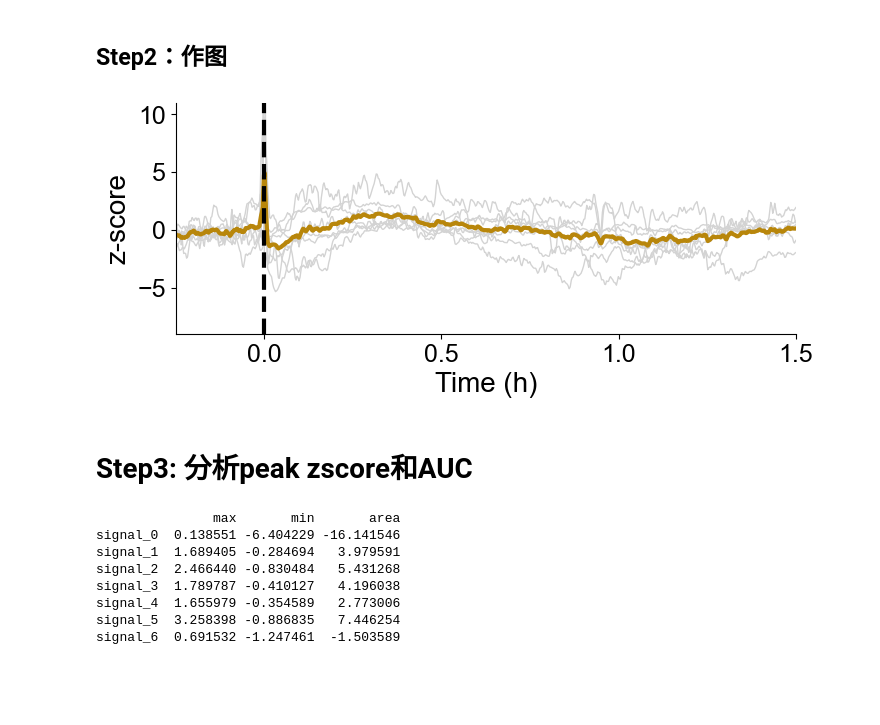
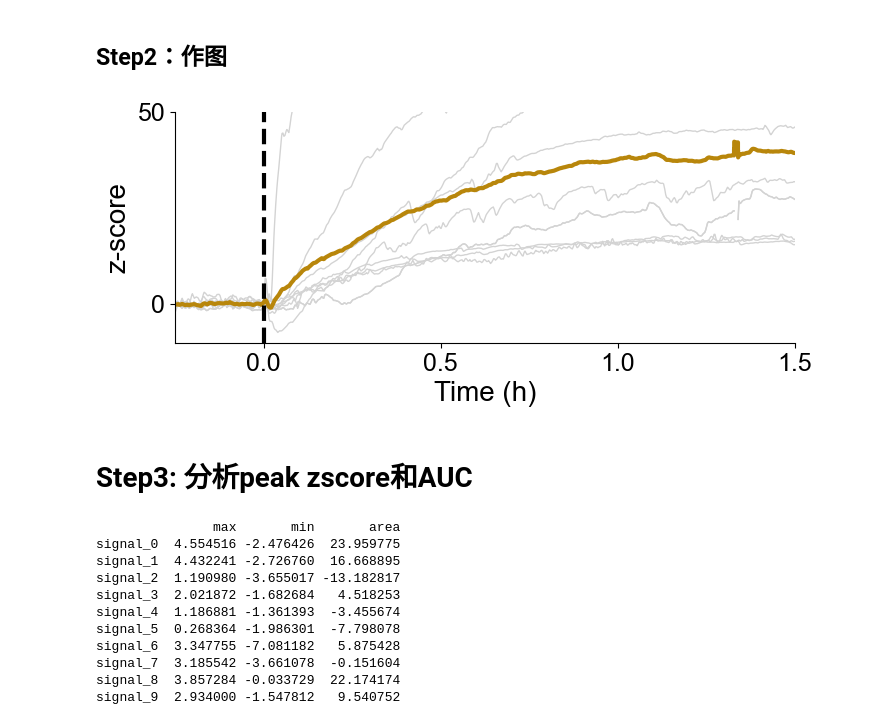
Before and after one commit to RYCai1997/AAPlot, a Jupyter notebook: AAPlot_spike2_trace[multi]_v1.ipynb, the cells around one changed output. Drawn from its saved outputs; the diff is of its cells as text; code cells hidden in the pictures; blank space fills up the shorter version.

```diff
--- a/AAPlot_spike2_trace[multi]_v1.ipynb
+++ b/AAPlot_spike2_trace[multi]_v1.ipynb
@@ -40,7 +40,7 @@ import glob
 # %%
 # 设定目录
 # folder_path = '/Users/ruyicai/Desktop/2-AG/THC' # for mac and linux
-folder_path = r'D:\Science\Experiment data\eCB sensors\Selective sensor\FiberPhotometry\1 Drug intake\03 Plot\2-AG\1 Nicotine 2mpk'  # for windows，注意那个r
+folder_path = r'D:\Science\Experiment data\eCB sensors\Selective sensor\FiberPhotometry\1 Drug intake\03 Plot\AEA\4 THC_dose\10mpk'  # for windows，注意那个r
 
 # 获取文件夹中所有txt文件的路径
 txt_files = glob.glob(os.path.join(folder_path, '*.txt'))
@@ -142,44 +142,46 @@ for col in signal_columns:
 plt.plot(final_df.iloc[:, 0], final_df['Mean'], label='Mean', color='darkgoldenrod',linewidth=3) # 绘制均值曲线
 # plt.fill_between(final_df.iloc[:, 0], final_df['Mean'] - final_df['StdErr'], final_df['Mean'] + final_df['StdErr'], color='darkgoldenrod', alpha=0.2) # 绘制均值的标准误带
 
 # plt.plot(final_df.iloc[:, 0], final_df['Mean'], label='Mean', color='grey',linewidth=3) # 绘制均值曲线
 # # plt.fill_between(final_df.iloc[:, 0], final_df['Mean'] - final_df['StdErr'], final_df['Mean'] + final_df['StdErr'], color='royalblue', alpha=0.2) # 绘制均值的标准误带
 
 
 #====格式处理====#
 # plt.title('Time Series Plot',fontsize=24) # 设置标题
 # plt.legend(fontsize=16) # 添加图例
 plt.rcParams['font.sans-serif'] = ['Arial']  # 设置字体为Arial
 
 plt.xlabel('Time (h)', fontsize=20) # 设置x轴标签
 plt.ylabel('z-score', fontsize=20) # 设置y轴标签
 
 # plt.xticks(np.arange(-2,8.1, 2),fontsize=18) # 设置x轴刻度 for THC i.p.,8h
 # plt.yticks(np.arange(-0,101, 50),fontsize=18) # 设置y轴刻度 for THC i.p., -10 to 80
-# plt.xticks(np.arange(-2,8.1, 0.5),fontsize=18) # 设置x轴刻度 for MDMB i.p.,1.5h
-# plt.yticks(np.arange(-0,101, 50),fontsize=18) # 设置y轴刻度 for MDMB i.p., -10 to 50
-plt.xticks(np.arange(-0.5,2.1, 0.5),fontsize=18) # 设置x轴刻度
-plt.yticks(np.arange(-5,15, 5),fontsize=18) # 设置y轴刻度
-
 # plt.xlim(-0.5, 6.5)  # 设置x轴范围 for THC i.p.,8h
 # plt.ylim(-10, 100)  # 设置y轴范围 for THC i.p., -10 to 80
-# plt.xlim(-0.25, 1.5)  # 设置x轴范围 for MDMB i.p.,1.5h
-# plt.ylim(-10, 50)  # 设置y轴范围 for MDMB i.p., -10 to 50
-plt.xlim(-0.25, 1.5)  # 设置x轴范围
-plt.ylim(-9, 11)  # 设置y轴范围
+
+plt.xticks(np.arange(-2,8.1, 0.5),fontsize=18) # 设置x轴刻度 for MDMB i.p.,1.5h
+plt.yticks(np.arange(-0,101, 50),fontsize=18) # 设置y轴刻度 for MDMB i.p., -10 to 50
+plt.xlim(-0.25, 1.5)  # 设置x轴范围 for MDMB i.p.,1.5h
+plt.ylim(-10, 50)  # 设置y轴范围 for MDMB i.p., -10 to 50
+
+
+# plt.xticks(np.arange(-0.5,2.1, 0.5),fontsize=18) # 设置x轴刻度
+# plt.yticks(np.arange(-5,15, 5),fontsize=18) # 设置y轴刻度
+# plt.xlim(-0.25, 1.5)  # 设置x轴范围
+# plt.ylim(-9, 11)  # 设置y轴范围
 
 plt.axvline(0, color='black', linestyle='--', linewidth=3)  # 添加x=0的虚线
 # plt.axhline(0, color='black', linestyle='--', linewidth=1)  # 添加y=0的虚线
 
 plt.gcf().patch.set_alpha(0.0)  # 设置图像背景透明
 plt.gca().patch.set_alpha(0.0)  # 设置数据区域背景透明
 sns.despine() # 删除图像边框
 
 # 保存为svg格式
-output_fig = os.path.join(folder_path, 'plot.svg')
+output_fig = os.path.join(folder_path, 'plot1.svg')
 plt.savefig(output_fig, format='svg', bbox_inches='tight')
 # %% [output]
-[figure, old version]
+[figure, new version]
 # %% [markdown]
 # Step3: 分析peak zscore和AUC
 # %%
@@ -193,7 +195,7 @@ def smooth_data(df, window_length=2001, polyorder=2):
         smoothed_df[col] = savgol_filter(df[col], window_length, polyorder, mode='nearest')
     return smoothed_df
 smoothed_df = smooth_data(final_df)
-def calculate_metrics(df, start_time=300, end_time=2100):
+def calculate_metrics(df, start_time=300, end_time=3900):
     # 计算时间范围内的最大值、最小值和曲线下面积
     metrics = {}
     for col in df.columns[1:-3]:  # 排除时间列和统计列
@@ -239,10 +241,13 @@ print(metrics_df)
 # # plt.savefig(output_smooth_fig, format='svg', bbox_inches='tight')
 # %% [output]
                max       min       area
-signal_0  0.138551 -6.404229 -16.141546
-signal_1  1.689405 -0.284694   3.979591
-signal_2  2.466440 -0.830484   5.431268
-signal_3  1.789787 -0.410127   4.196038
-signal_4  1.655979 -0.354589   2.773006
-signal_5  3.258398 -0.886835   7.446254
-signal_6  0.691532 -1.247461  -1.503589
+signal_0  4.554516 -2.476426  23.959775
+signal_1  4.432241 -2.726760  16.668895
+signal_2  1.190980 -3.655017 -13.182817
+signal_3  2.021872 -1.682684   4.518253
+signal_4  1.186881 -1.361393  -3.455674
+signal_5  0.268364 -1.986301  -7.798078
+signal_6  3.347755 -7.081182   5.875428
+signal_7  3.185542 -3.661078  -0.151604
+signal_8  3.857284 -0.033729  22.174174
+signal_9  2.934000 -1.547812   9.540752
```
Also changed, not shown: 1 other file.
